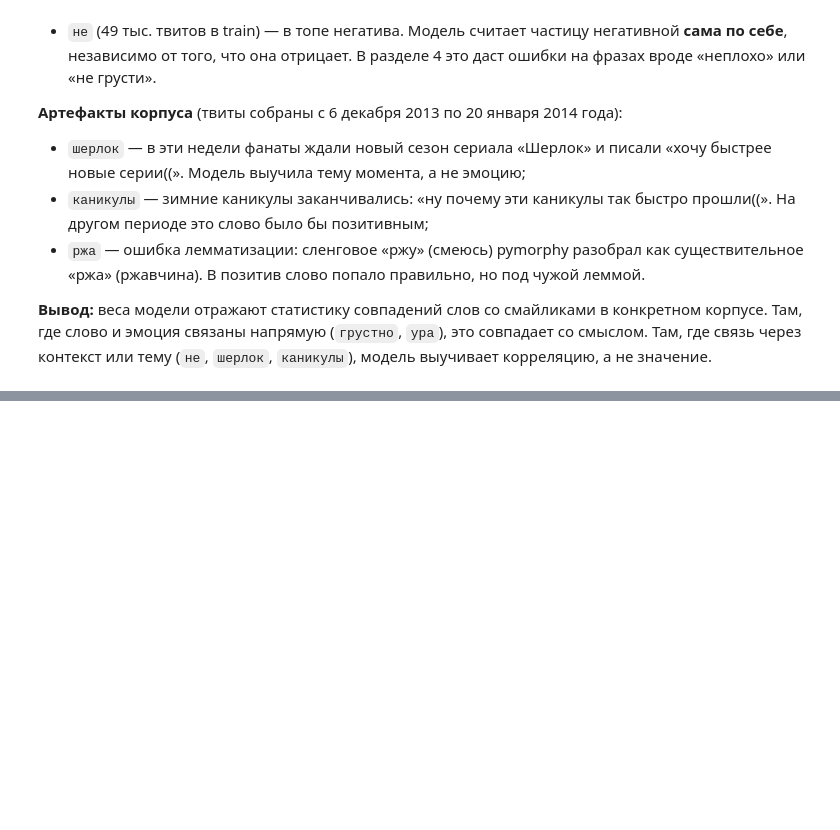
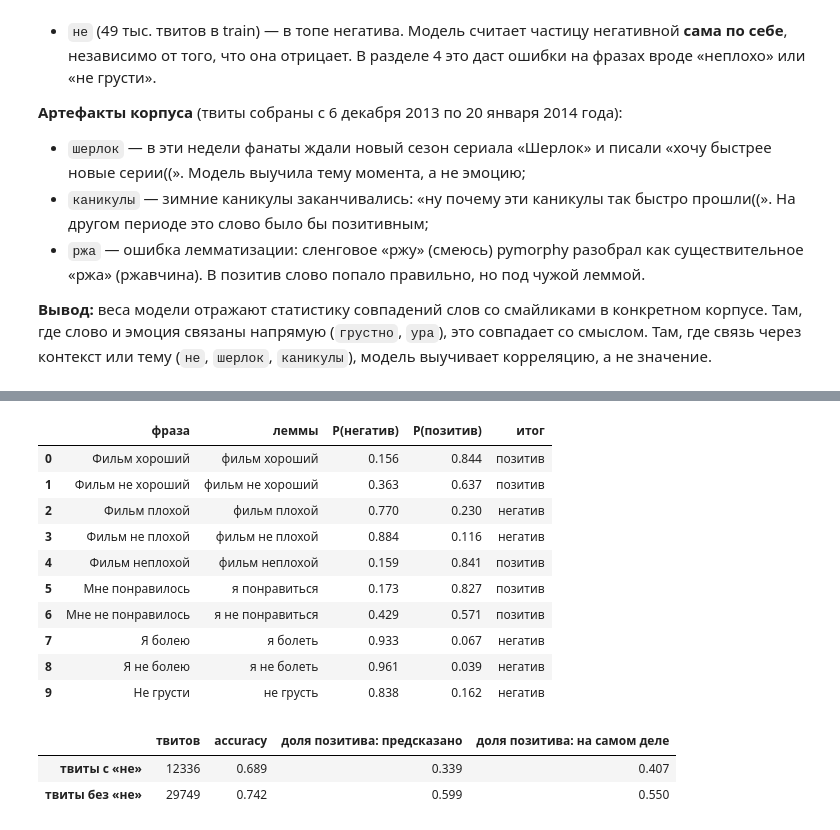
Before and after one commit to Andrey-Yurchuk/sentiment-analysis, a Jupyter notebook: notebooks/sentiment_tfidf_mlp.ipynb, the cells around one changed output, grey strips where cells are left out. Saved outputs shown, nothing was run; the diff lists cells and outputs as text; code cells hidden in the pictures; blank space fills up the shorter version.

```diff
--- a/notebooks/sentiment_tfidf_mlp.ipynb
+++ b/notebooks/sentiment_tfidf_mlp.ipynb
@@ -960,0 +1048,28 @@ plt.show()
+# %%
+analyzer = vectorizer.build_analyzer()
+
+
+def predict_sentiment(texts, model=mlp, vec=vectorizer):
+    lemmas = [lemmatize(clean_text(text)) for text in texts]
+    proba = model.predict_proba(vec.transform(lemmas))[:, 1]
+    return pd.DataFrame({
+        'фраза': texts,
+        'леммы': lemmas,
+        'P(негатив)': (1 - proba).round(3),
+        'P(позитив)': proba.round(3),
+        'итог': np.where(proba >= 0.5, 'позитив', 'негатив'),
+        'нет в словаре': [', '.join(w for w in analyzer(lemma) if w not in vectorizer.vocabulary_) for lemma in lemmas],
+    })
+
+
+my_phrases = [
+    'Обожаю этот солнечный день, всё просто супер!',
+    'Спасибо большое, вы лучшие',
+    'Ужасный сервис, больше никогда не приду',
+    'Мне так грустно и одиноко',
+    'Отлично, ещё один понедельник',
+    'Спасибо, что опять опоздал на час',
+    'Ну конечно, просто прекрасно - опять сломался ноутбук',
+    'Еда отличная, но обслуживание ужасное',
+]
+predict_sentiment(my_phrases)
@@ -960,0 +1095,37 @@ plt.show()
+# %%
+negation_phrases = [
+    'Фильм хороший', 'Фильм не хороший',
+    'Фильм плохой', 'Фильм не плохой', 'Фильм неплохой',
+    'Мне понравилось', 'Мне не понравилось',
+    'Я болею', 'Я не болею',
+    'Не грусти',
+]
+predict_sentiment(negation_phrases).drop(columns='нет в словаре')
+# %% [output]
+|  | фраза | леммы | P(негатив) | P(позитив) | итог |
+| 0 | Фильм хороший | фильм хороший | 0.156 | 0.844 | позитив |
+| 1 | Фильм не хороший | фильм не хороший | 0.363 | 0.637 | позитив |
+| 2 | Фильм плохой | фильм плохой | 0.770 | 0.230 | негатив |
+| 3 | Фильм не плохой | фильм не плохой | 0.884 | 0.116 | негатив |
+| 4 | Фильм неплохой | фильм неплохой | 0.159 | 0.841 | позитив |
+| 5 | Мне понравилось | я понравиться | 0.173 | 0.827 | позитив |
+| 6 | Мне не понравилось | я не понравиться | 0.429 | 0.571 | позитив |
+| 7 | Я болею | я болеть | 0.933 | 0.067 | негатив |
+| 8 | Я не болею | я не болеть | 0.961 | 0.039 | негатив |
+| 9 | Не грусти | не грусть | 0.838 | 0.162 | негатив |
+# %%
+has_ne_test = X_test_text.str.split().apply(lambda words: 'не' in words)
+
+pd.DataFrame({
+    'твитов': [has_ne_test.sum(), (~has_ne_test).sum()],
+    'accuracy': [
+        accuracy_score(y_test[has_ne_test], y_pred[has_ne_test]),
+        accuracy_score(y_test[~has_ne_test], y_pred[~has_ne_test]),
+    ],
+    'доля позитива: предсказано': [y_pred[has_ne_test].mean(), y_pred[~has_ne_test].mean()],
+    'доля позитива: на самом деле': [y_test[has_ne_test].mean(), y_test[~has_ne_test].mean()],
+}, index=['твиты с «не»', 'твиты без «не»']).round(3)
+# %% [output]
+|  | твитов | accuracy | доля позитива: предсказано | доля позитива: на самом деле |
+| твиты с «не» | 12336 | 0.689 | 0.339 | 0.407 |
+| твиты без «не» | 29749 | 0.742 | 0.599 | 0.550 |
```
Also changed, not shown: parts of 22 cells of this notebook.
